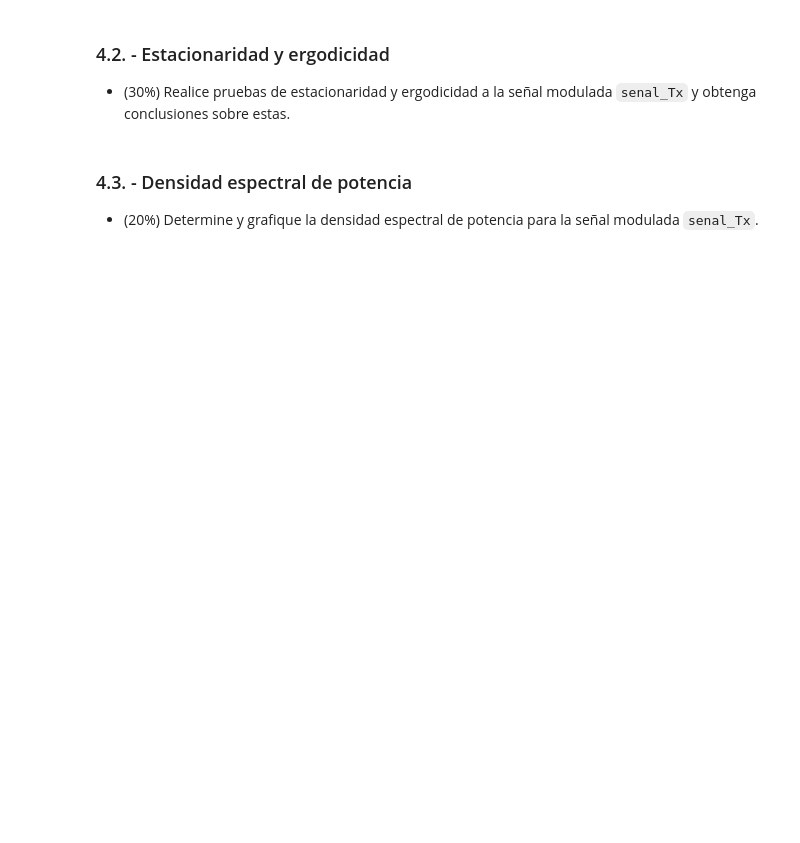
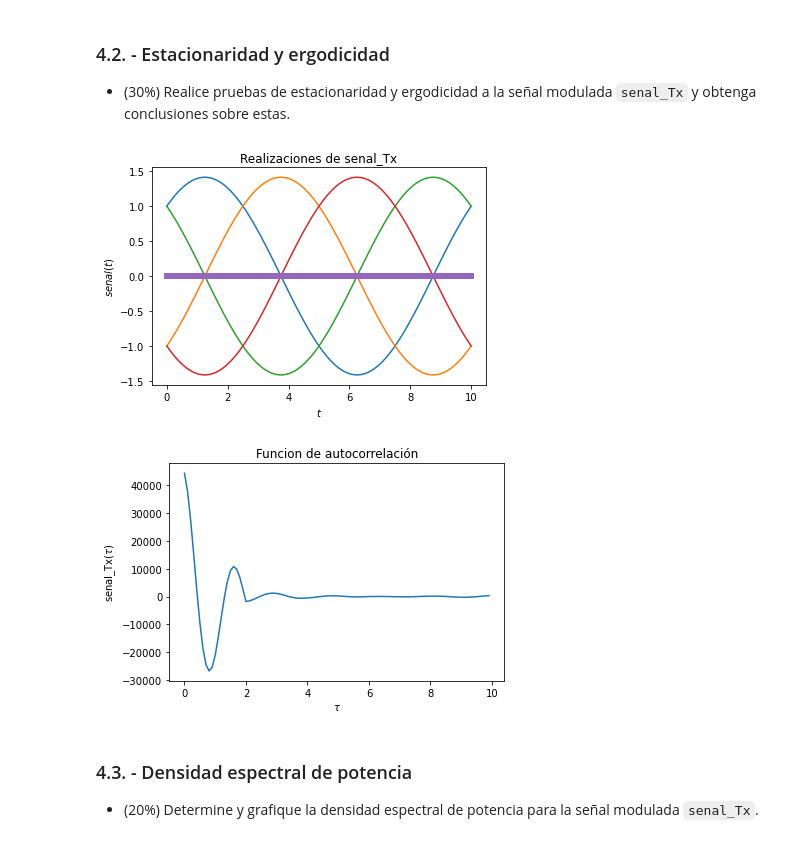
Before and after one commit to zetavB/Proyecto4, a Jupyter notebook: P4.ipynb, the cells around one changed output. Drawn from its saved outputs; the diff is of its cells as text; code cells hidden in the pictures; blank space fills up the shorter version.

```diff
--- a/P4.ipynb
+++ b/P4.ipynb
@@ -699,6 +699,73 @@ fig.tight_layout()
 ### 4.2. - Estacionaridad y ergodicidad
 
 * (30%) Realice pruebas de estacionaridad y ergodicidad a la señal modulada `senal_Tx` y obtenga conclusiones sobre estas.
+# %%
+import numpy as np
+from scipy import stats
+import matplotlib.pyplot as plt
+
+# Creación del vector de tiempo
+T = 100			# número de elementos
+t_final = 10	# tiempo en segundos
+fc = 5000
+mpp = 100
+t = np.linspace(0, t_final, T)
+
+Tc = 1 / fc  # periodo [s]
+t_periodo = np.linspace(0, Tc, mpp)
+portadora = np.sin(2*np.pi*fc*t_periodo)
+portadora2 = np.cos(2*np.pi*fc*t_periodo)
+
+# Inicialización del proceso aleatorio X(t) con N realizaciones
+N = 4
+P_t = np.empty((N, len(t)))	# N funciones del tiempo x(t) con T puntos
+
+# Creación de las muestras del proceso x(t) (A y Z independientes)
+for i in range(N):
+    if i == 0:
+        p_t = portadora + portadora2
+    if i == 1:
+        p_t = portadora - portadora2
+    if i == 2:
+        p_t = portadora2 - portadora
+    if i == 3:
+        p_t = (portadora * -1) + (portadora2 * -1)
+    P_t[i,:] = p_t
+    plt.plot(t, p_t)
+
+# Promedio de las N realizaciones en cada instante (cada punto en t) diff
+P = [np.mean(P_t[:,i]) for i in range(len(t))]
+plt.plot(t, P, lw=6)
+
+# Mostrar las realizaciones, y su promedio calculado y teórico
+plt.title('Realizaciones de senal_Tx')
+plt.xlabel('$t$')
+plt.ylabel('$senal(t)$')
+plt.show()
+
+# T valores de desplazamiento tau
+desplazamiento = np.arange(T)
+taus = desplazamiento/t_final
+
+# Inicialización de matriz de valores de correlación para la funcione
+corr = np.empty((len(desplazamiento)))
+
+# Nueva figura para la autocorrelación
+plt.figure()
+
+# Cálculo de correlación para cada valor de tau
+for i, tau in enumerate(desplazamiento):
+	corr[i] = np.correlate(senal_Tx, np.roll(senal_Tx, tau))/T
+plt.plot(taus, corr)
+
+# Gráficas de correlación para cada realización y la
+plt.title('Funcion de autocorrelación')
+plt.xlabel(r'$\tau$')
+plt.ylabel(r'senal_Tx$(\tau)$')
+plt.show()
+# %% [output]
+[figure, added]
+[figure, added]
 # %% [markdown]
 ### 4.3. - Densidad espectral de potencia
 
```
Also changed, not shown: parts of 5 cells of this notebook.
